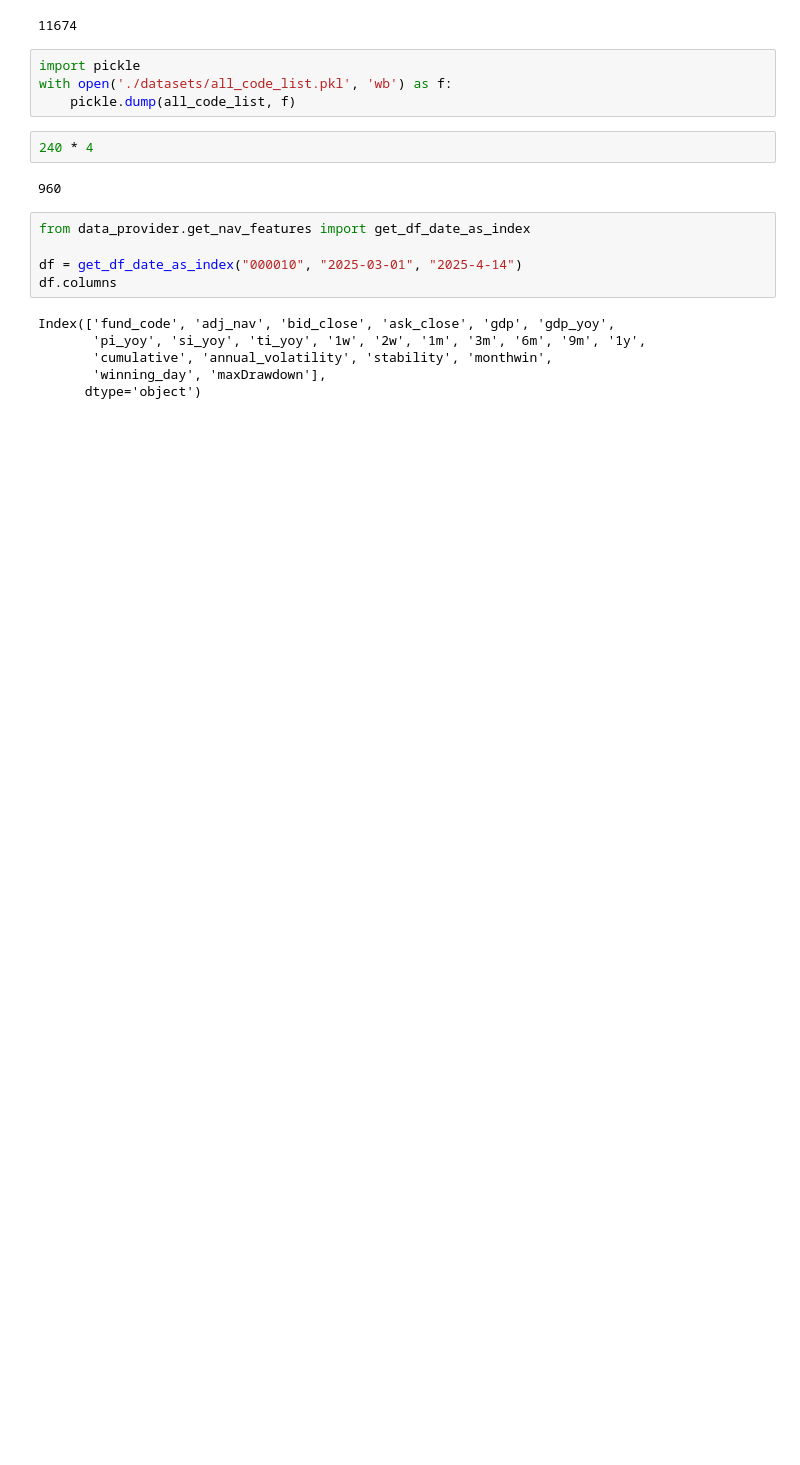
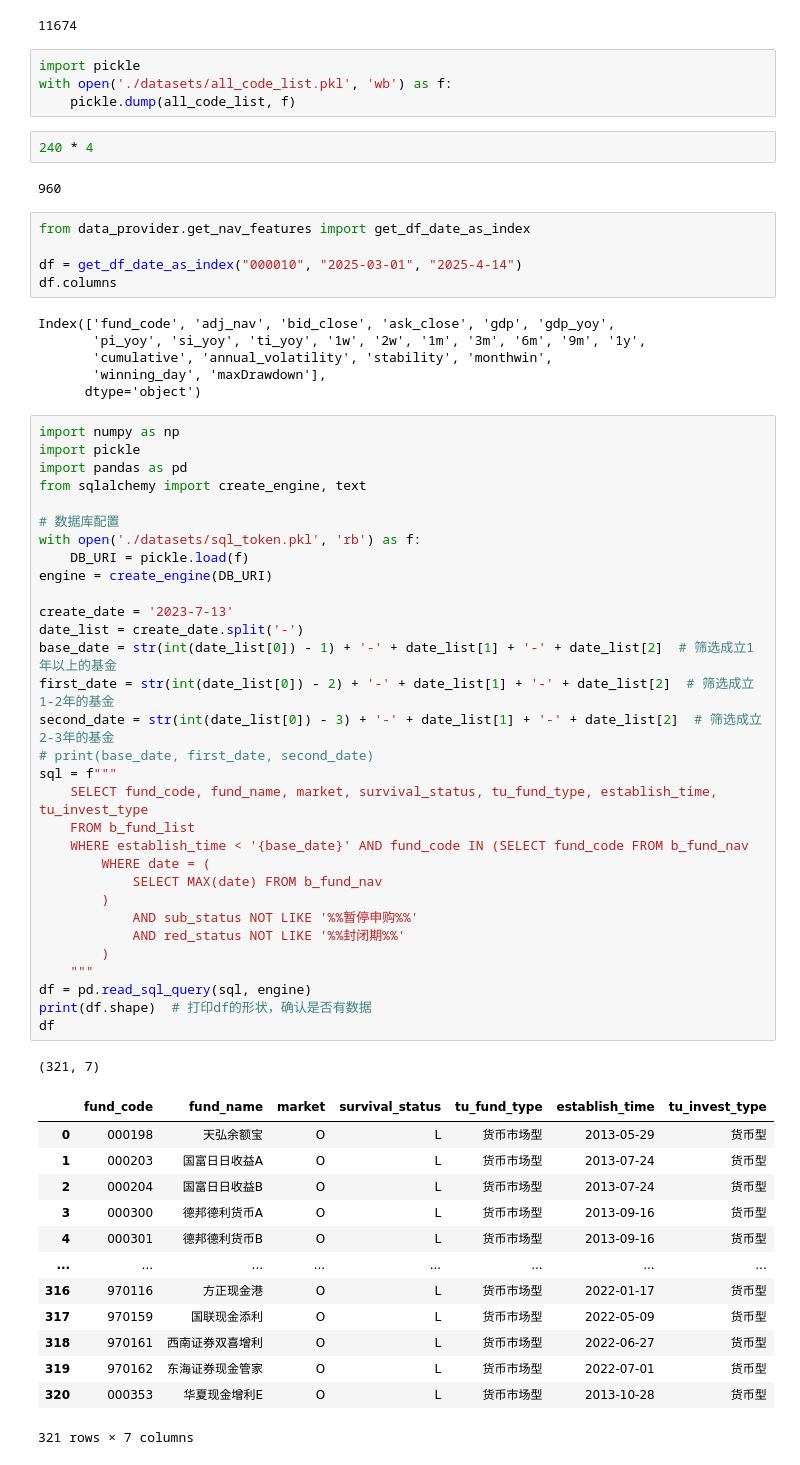
Before and after one commit to mkw659118/Extreme, a Jupyter notebook: script.ipynb, the cells around one changed output. Cells and saved outputs as stored; diff of their text form; blank space fills up the shorter version.

```diff
--- a/script.ipynb
+++ b/script.ipynb
@@ -281,3 +281,49 @@ Index(['fund_code', 'adj_nav', 'bid_close', 'ask_close', 'gdp', 'gdp_yoy',
        'cumulative', 'annual_volatility', 'stability', 'monthwin',
        'winning_day', 'maxDrawdown'],
       dtype='object')
+# %%
+import numpy as np
+import pickle
+import pandas as pd
+from sqlalchemy import create_engine, text
+
+# 数据库配置
+with open('./datasets/sql_token.pkl', 'rb') as f:
+    DB_URI = pickle.load(f)
+engine = create_engine(DB_URI)
+
+create_date = '2023-7-13'
+date_list = create_date.split('-')
+base_date = str(int(date_list[0]) - 1) + '-' + date_list[1] + '-' + date_list[2]  # 筛选成立1年以上的基金
+first_date = str(int(date_list[0]) - 2) + '-' + date_list[1] + '-' + date_list[2]  # 筛选成立1-2年的基金
+second_date = str(int(date_list[0]) - 3) + '-' + date_list[1] + '-' + date_list[2]  # 筛选成立2-3年的基金
+# print(base_date, first_date, second_date)
+sql = f"""
+    SELECT fund_code, fund_name, market, survival_status, tu_fund_type, establish_time, tu_invest_type
+    FROM b_fund_list
+    WHERE establish_time < '{base_date}' AND fund_code IN (SELECT fund_code FROM b_fund_nav
+        WHERE date = (
+            SELECT MAX(date) FROM b_fund_nav
+        )
+            AND sub_status NOT LIKE '%%暂停申购%%'
+            AND red_status NOT LIKE '%%封闭期%%'
+        )
+    """
+df = pd.read_sql_query(sql, engine)
+print(df.shape)  # 打印df的形状，确认是否有数据
+df
+# %% [output]
+(321, 7)
+|  | fund_code | fund_name | market | survival_status | tu_fund_type | establish_time | tu_invest_type |
+| 0 | 000198 | 天弘余额宝 | O | L | 货币市场型 | 2013-05-29 | 货币型 |
+| 1 | 000203 | 国富日日收益A | O | L | 货币市场型 | 2013-07-24 | 货币型 |
+| 2 | 000204 | 国富日日收益B | O | L | 货币市场型 | 2013-07-24 | 货币型 |
+| 3 | 000300 | 德邦德利货币A | O | L | 货币市场型 | 2013-09-16 | 货币型 |
+| 4 | 000301 | 德邦德利货币B | O | L | 货币市场型 | 2013-09-16 | 货币型 |
+| ... | ... | ... | ... | ... | ... | ... | ... |
+| 316 | 970116 | 方正现金港 | O | L | 货币市场型 | 2022-01-17 | 货币型 |
+| 317 | 970159 | 国联现金添利 | O | L | 货币市场型 | 2022-05-09 | 货币型 |
+| 318 | 970161 | 西南证券双喜增利 | O | L | 货币市场型 | 2022-06-27 | 货币型 |
+| 319 | 970162 | 东海证券现金管家 | O | L | 货币市场型 | 2022-07-01 | 货币型 |
+| 320 | 000353 | 华夏现金增利E | O | L | 货币市场型 | 2013-10-28 | 货币型 |
+321 rows × 7 columns
```
Also changed, not shown: parts of 2 cells of this notebook, 7 other files.
